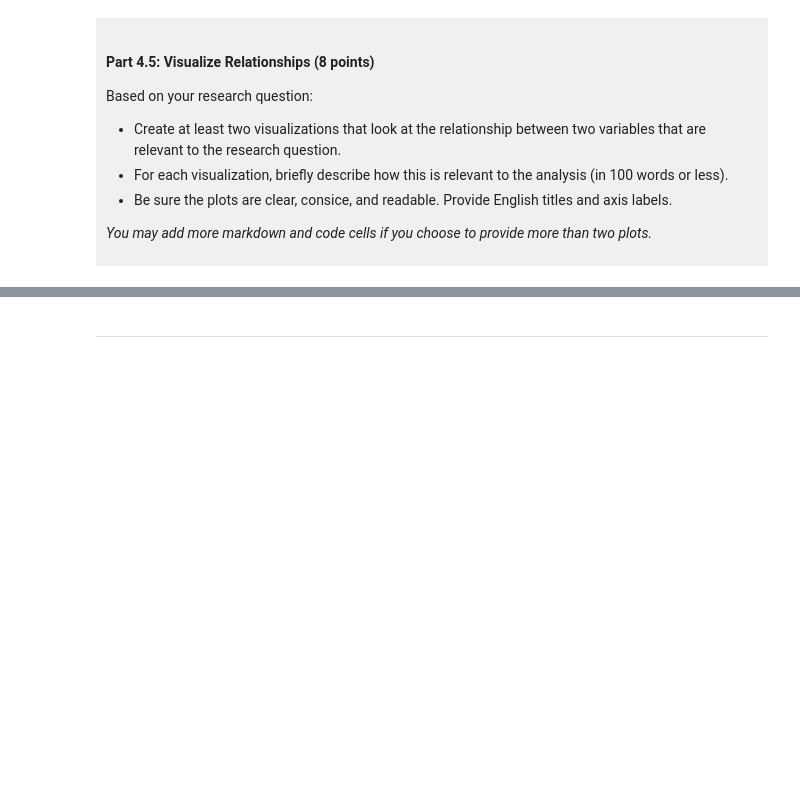
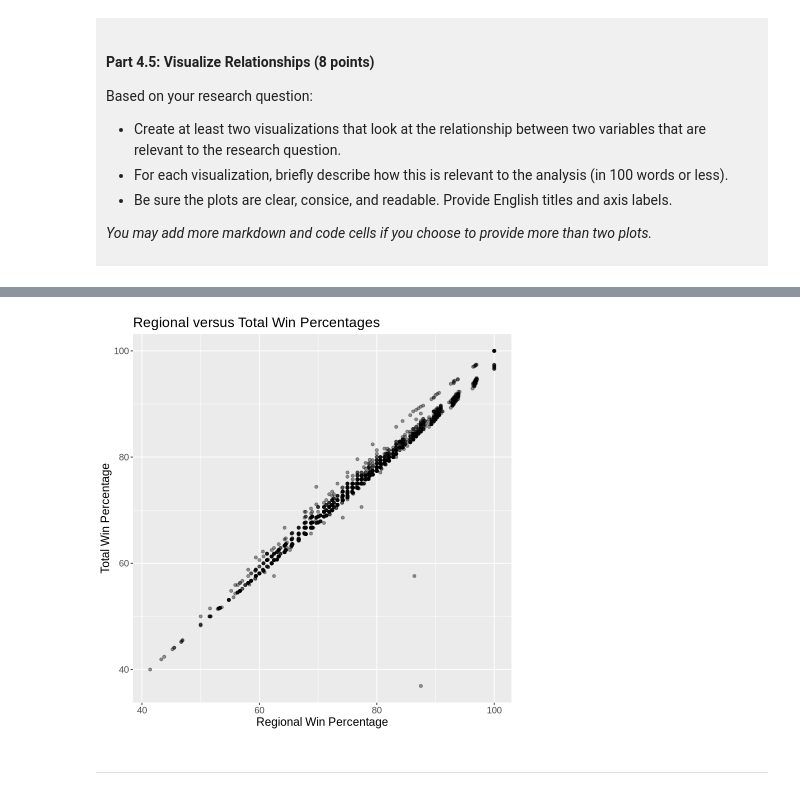
Before and after one commit to wwinnie07/dsci-100-project-winnie-liu, a Jupyter notebook: dsci-100-project-notebook.ipynb, the cells around one changed output, grey strips where cells are left out. Saved outputs shown, nothing was run; the diff lists cells and outputs as text; code cells hidden in the pictures; blank space fills up the shorter version.

```diff
--- a/dsci-100-project-notebook.ipynb
+++ b/dsci-100-project-notebook.ipynb
@@ -369,5 +425,14 @@ Visualization 2: %%% EDIT THIS MARKDOWN CELL%%%
 # %%
-### EDIT THIS CODE CELL FOR VISUALIZATION 2###
+visualization_2 <- ggplot(tidy_womensbasketball, aes(x = reg_wins_pct, y = total_wins_pct)) +
+                  geom_point(alpha = 0.4) +
+                  labs(title = "Regional versus Total Win Percentages",
+                    x = "Regional Win Percentage",
+                    y = "Total Win Percentage") +
+                  theme(text = element_text(size = 14))
+
+visualization_2
+# %% [output]
+[figure, added]
 # %% [markdown]
 ------
 # %% [markdown]
```
Also changed, not shown: parts of 9 cells of this notebook.
